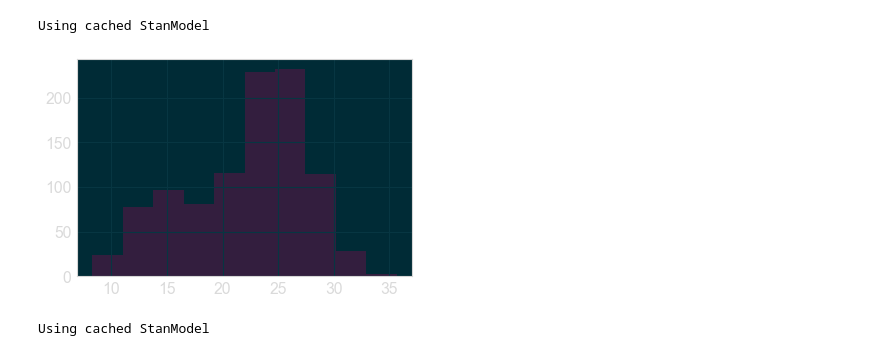
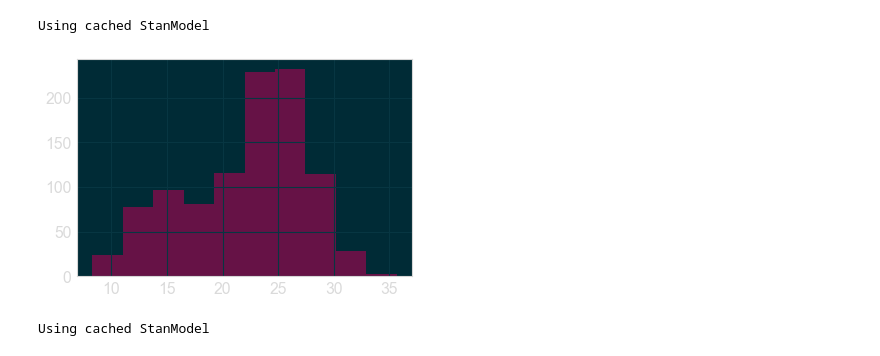
Before and after one commit to cescalara/association, a Jupyter notebook: association.ipynb, the cells around one changed output. Cells and saved outputs as stored; diff of their text form; code cells hidden in the pictures.

```diff
--- a/association.ipynb
+++ b/association.ipynb
@@ -41,23 +41,23 @@ Using cached StanModel
 # %%
 # Use stan to simulate draws from this mixutre model
 simu_parameters = {'mu' : [15, 25],
                    'sigma' : 3,
                    'w' : [0.3, 0.7],
                    'N_obs' : 1000}
 
 simu = simulation.sampling(data = simu_parameters, algorithm = "Fixed_param",
                      iter = 1, chains = 1, seed = 19920715)
 
 # plot the simulation
 y_simu = simu.extract(['y'])['y'][0]
-plt.hist(y_simu, alpha = 0.5);
+plt.hist(y_simu);
 
 # dump the simulated data to a file
 simu_data = {'N_obs' : len(y_simu), 'y' : y_simu}
 data_file = 'data/simple_mixture.data.R'
 pystan.stan_rdump(simu_data, data_file)
 # %% [output]
-[figure, old version]
+[figure, new version]
 # %%
 # compile the stan model
 model_file = 'stan/simple_mixture.stan'
```
Also changed, not shown: parts of 2 cells of this notebook.
